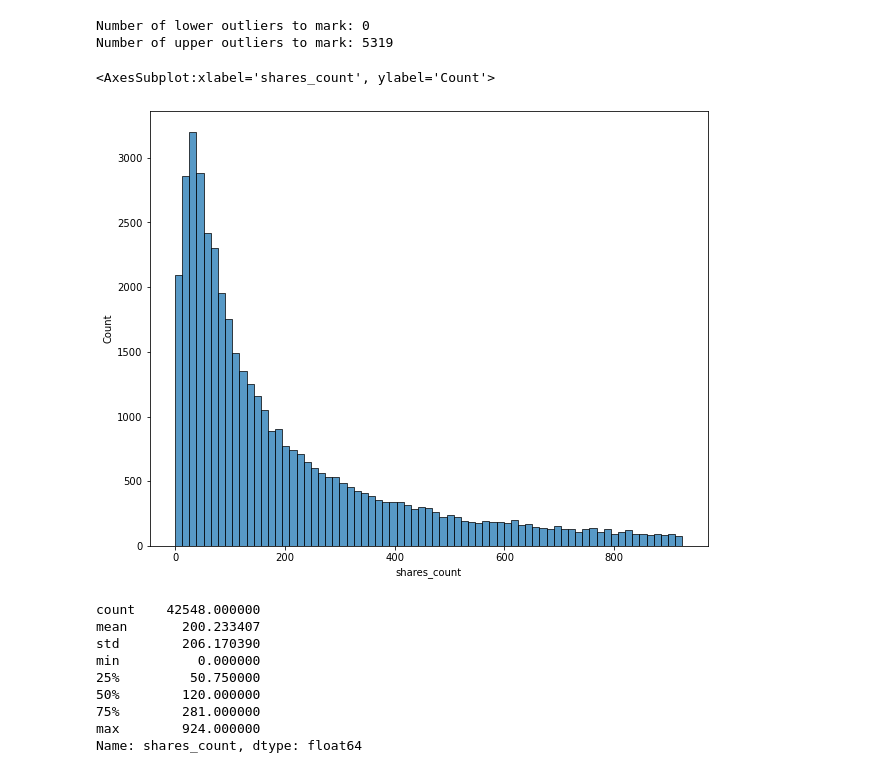
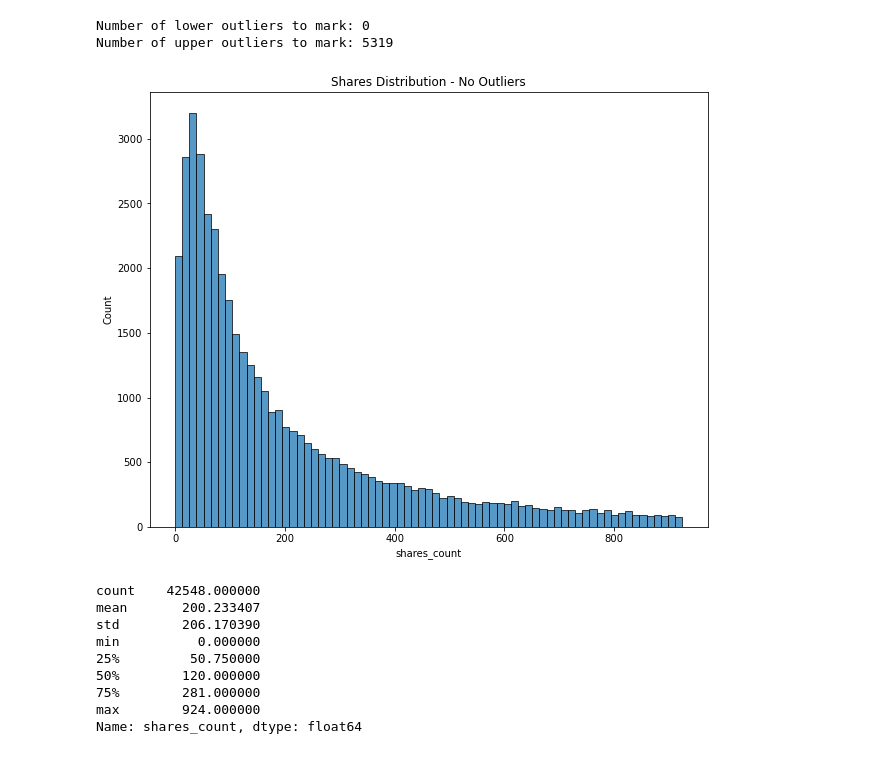
Before and after one commit to jess-miles/nyt-engagement, a Jupyter notebook: index.ipynb, the cells around one changed output. Cells and saved outputs as stored; diff of their text form; code cells hidden in the pictures.

```diff
--- a/index.ipynb
+++ b/index.ipynb
@@ -402,0 +455,3 @@ df[['likes_loves', 'likes_count', 'love_count']]
+# %%
+df.drop_duplicates(subset=['all_text', 'posted_at'], keep='first',
+                   inplace=True)
@@ -402,0 +469,3 @@ df[['likes_loves', 'likes_count', 'love_count']]
+# %%
+df.drop(columns=['page_id', 'wow_count', 'haha_count', 'sad_count',
+       'thankful_count', 'angry_count', 'picture'] , inplace=True)
@@ -516,17 +566,17 @@ def mark_outliers(df, outlier_col, mark_col, method='iqr'):
 # %%
 # mark outliers for shares count
-df = mark_outliers(df, 'shares_count', 'shares_outliers')
+df = eda.mark_outliers(df, 'shares_count', 'shares_outliers')
 # %% [output]
 Number of lower outliers to mark: 0
 Number of upper outliers to mark: 5319
 # %%
 # let's look at that histogram without outliers
 # histogram of shares
 fig, ax = plt.subplots(figsize=(10, 8))
-sns.histplot(x=df.loc[df['shares_outliers'].isna(), 'shares_count'], ax=ax)
+sns.histplot(x=df.loc[df['shares_outliers'].isna(), 'shares_count'], ax=ax);
+ax.set_title('Shares Distribution - No Outliers');
 # %% [output]
-<AxesSubplot:xlabel='shares_count', ylabel='Count'>
-[figure, old version]
+[figure, new version]
 # %%
 df.loc[df['shares_outliers'].isna(), 'shares_count'].describe()
 # %% [output]
```
Also changed, not shown: parts of 131 cells of this notebook, 11 other files.
